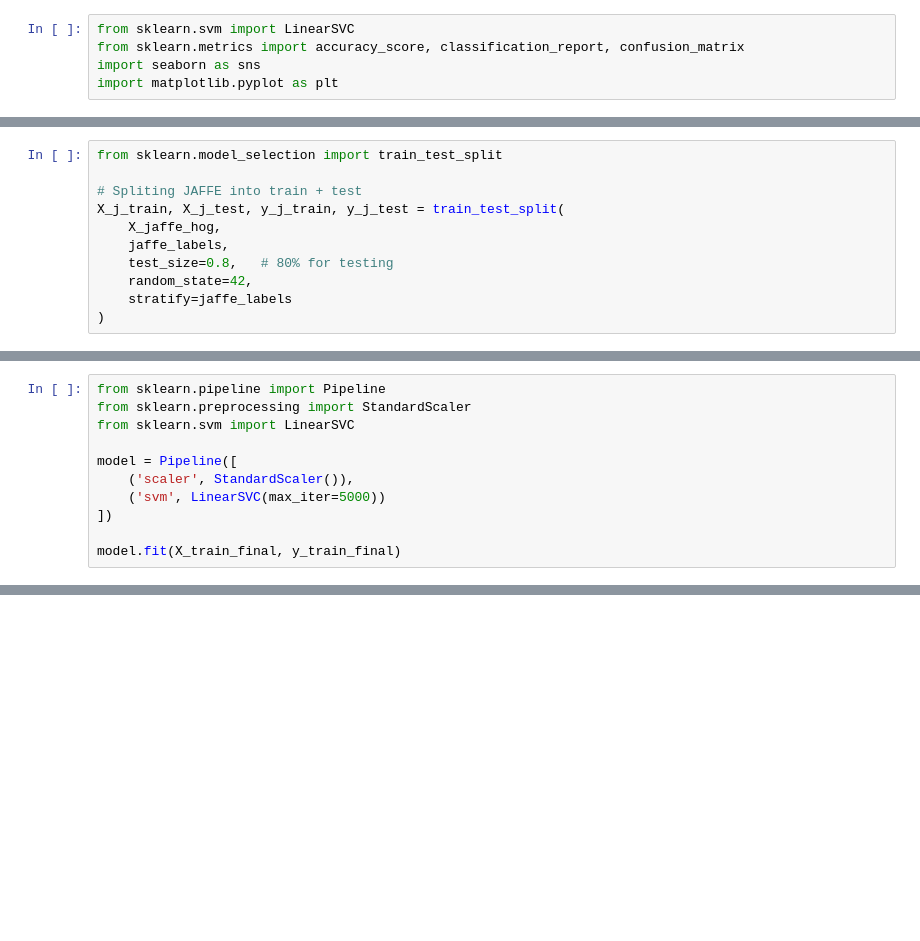
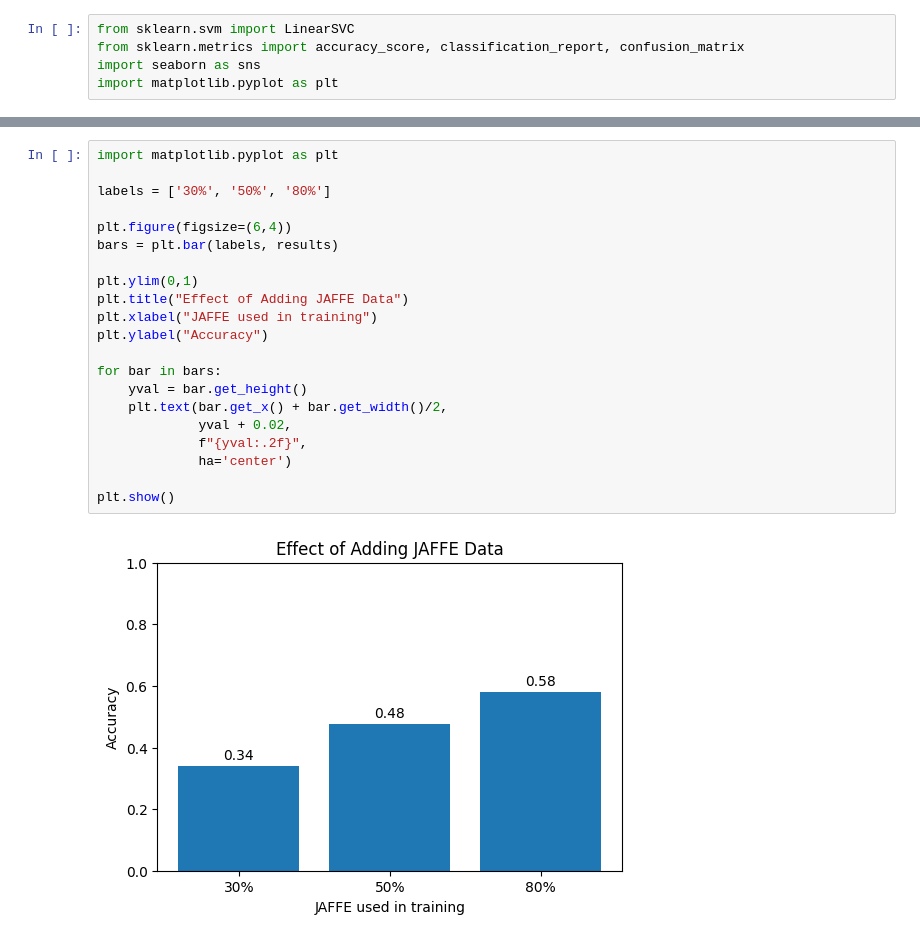
Before and after one commit to Navneet0094/Multimodal-emotion-detection, a Jupyter notebook: Ckplus_Jafee_Hog_combined.ipynb, the cells around one changed output, grey strips where cells are left out. Saved outputs shown, nothing was run; the diff lists cells and outputs as text; blank space fills up the shorter version.

```diff
--- a/Ckplus_Jafee_Hog_combined.ipynb
+++ b/Ckplus_Jafee_Hog_combined.ipynb
@@ -308,11 +164,0 @@ Combined shape: (1194, 900)
-# %%
-from sklearn.model_selection import train_test_split
-
-# Spliting JAFFE into train + test
-X_j_train, X_j_test, y_j_train, y_j_test = train_test_split(
-    X_jaffe_hog,
-    jaffe_labels,
-    test_size=0.8,   # 80% for testing
-    random_state=42,
-    stratify=jaffe_labels
-)
@@ -329,11 +164,0 @@ Test shape: (171, 900)
-# %%
-from sklearn.pipeline import Pipeline
-from sklearn.preprocessing import StandardScaler
-from sklearn.svm import LinearSVC
-
-model = Pipeline([
-    ('scaler', StandardScaler()),
-    ('svm', LinearSVC(max_iter=5000))
-])
-
-model.fit(X_train_final, y_train_final)
@@ -472,0 +208,23 @@ plt.show()
+# %%
+import matplotlib.pyplot as plt
+
+labels = ['30%', '50%', '80%']
+
+plt.figure(figsize=(6,4))
+bars = plt.bar(labels, results)
+
+plt.ylim(0,1)
+plt.title("Effect of Adding JAFFE Data")
+plt.xlabel("JAFFE used in training")
+plt.ylabel("Accuracy")
+
+for bar in bars:
+    yval = bar.get_height()
+    plt.text(bar.get_x() + bar.get_width()/2,
+             yval + 0.02,
+             f"{yval:.2f}",
+             ha='center')
+
+plt.show()
+# %% [output]
+[figure, added]
```
Also changed, not shown: parts of 40 cells of this notebook.
